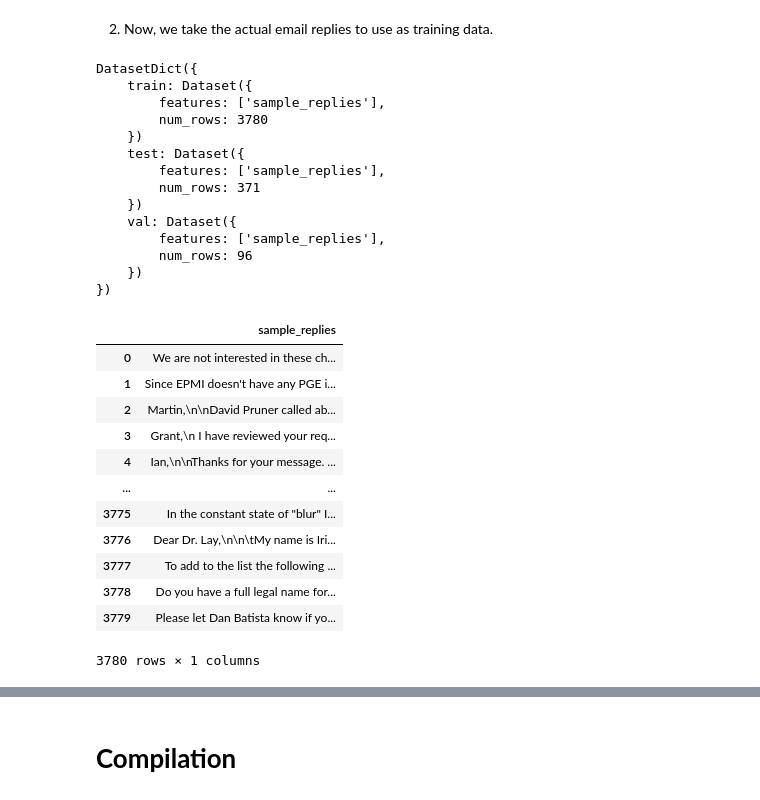
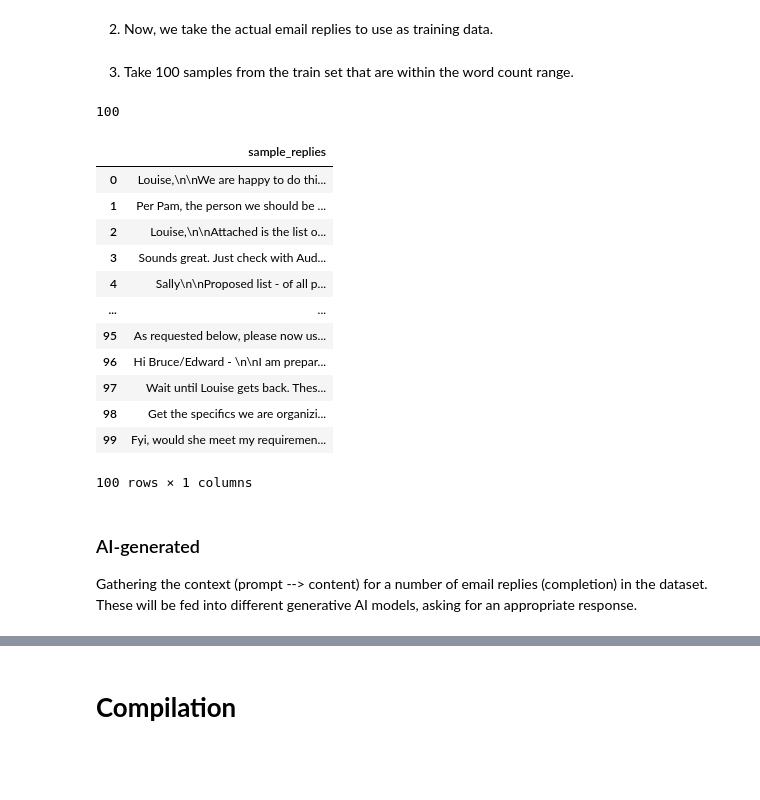
Before and after one commit to 4cekay/B101-Group2-NLP-Project, a Jupyter notebook: DatasetCuration.ipynb, the cells around one changed output, grey strips where cells are left out. Drawn from its saved outputs; the diff is of its cells as text; code cells hidden in the pictures; blank space fills up the shorter version.

Commit message:
helper functions + dataset creation progress

```diff
--- a/DatasetCuration.ipynb
+++ b/DatasetCuration.ipynb
@@ -131,38 +177,36 @@ email_replies = initial_emails.map(
     },
     remove_columns= ["prompt", "completion"]
 )
-# %%
-email_replies
-# %% [output]
-DatasetDict({
-    train: Dataset({
-        features: ['sample_replies'],
-        num_rows: 3780
-    })
-    test: Dataset({
-        features: ['sample_replies'],
-        num_rows: 371
-    })
-    val: Dataset({
-        features: ['sample_replies'],
-        num_rows: 96
-    })
-})
+# %% [markdown]
+3. Take 100 samples from the train set that are within the word count range.
+# %%
+max_words = 250
+min_words = 20
+sample_count = 100
+
+email_replies_subset = (
+    email_replies["train"]
+    .filter(lambda example: min_words <= len(example["sample_replies"].split()) <= max_words)
+    .shuffle(seed=42) # maintain same samples in notebook
+    .select(range(sample_count))
+)
 # %%
-df_email_replies = email_replies["train"].to_pandas()
+df_email_replies = email_replies_subset.to_pandas()
+print(len(email_replies_subset))
 
 df_email_replies
 # %% [output]
+100
 |  | sample_replies |
-| 0 | We are not interested in these ch... |
-| 1 | Since EPMI doesn't have any PGE i... |
-| 2 | Martin,\n\nDavid Pruner called ab... |
-| 3 | Grant,\n I have reviewed your req... |
-| 4 | Ian,\n\nThanks for your message. ... |
+| 0 | Louise,\n\nWe are happy to do thi... |
+| 1 | Per Pam, the person we should be ... |
+| 2 | Louise,\n\nAttached is the list o... |
+| 3 | Sounds great. Just check with Aud... |
+| 4 | Sally\n\nProposed list - of all p... |
 | ... | ... |
-| 3775 | In the constant state of "blur" I... |
-| 3776 | Dear Dr. Lay,\n\n\tMy name is Iri... |
-| 3777 | To add to the list the following ... |
-| 3778 | Do you have a full legal name for... |
-| 3779 | Please let Dan Batista know if yo... |
+| 95 | As requested below, please now us... |
+| 96 | Hi Bruce/Edward - \n\nI am prepar... |
+| 97 | Wait until Louise gets back. Thes... |
+| 98 | Get the specifics we are organizi... |
+| 99 | Fyi, would she meet my requiremen... |
-3780 rows × 1 columns
+100 rows × 1 columns
@@ -168,0 +217,5 @@ df_email_replies
+# %% [markdown]
+### AI-generated
+
+Gathering the context (prompt --> content) for a number of email replies (completion) in the dataset.
+These will be fed into different generative AI models, asking for an appropriate response.
```
Also changed, not shown: parts of 36 cells of this notebook.
